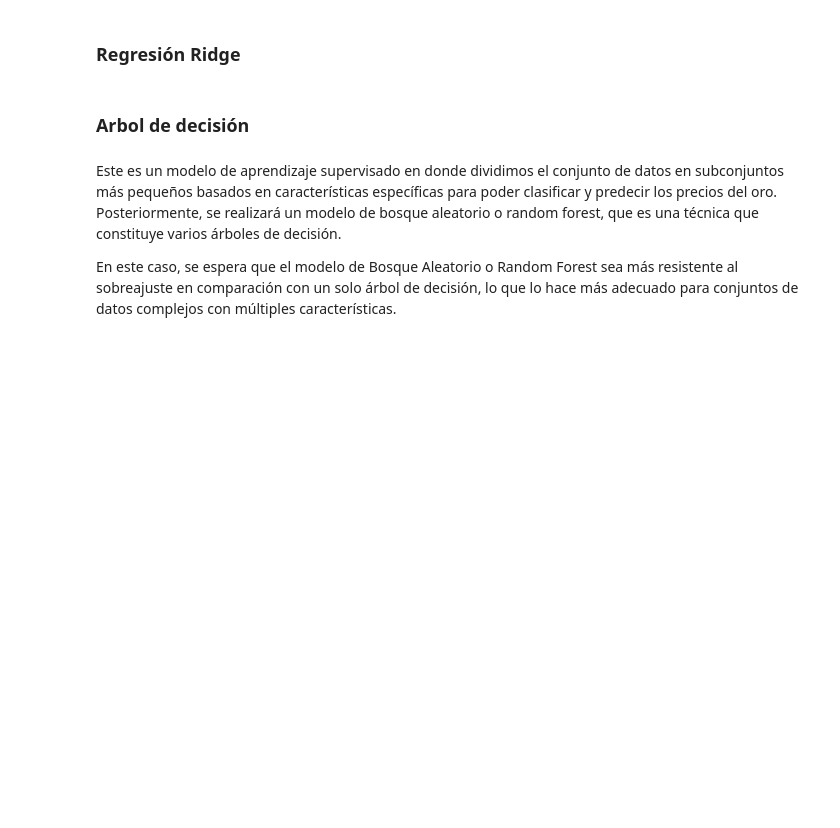
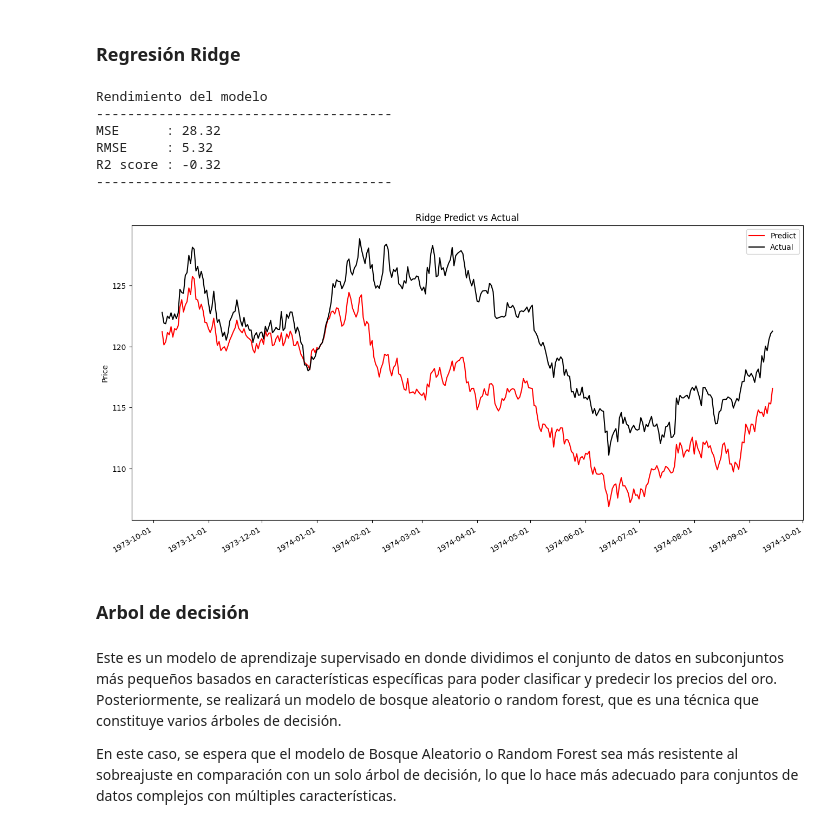
Before and after one commit to QuantConsulting/GOLD-FORECAST, a Jupyter notebook: notebooks/gold_prediction.ipynb, the cells around one changed output. Cells and saved outputs as stored; diff of their text form; code cells hidden in the pictures; blank space fills up the shorter version.

```diff
--- a/notebooks/gold_prediction.ipynb
+++ b/notebooks/gold_prediction.ipynb
@@ -334,6 +348,19 @@ R2 score : -0.35
 ### Regresión Ridge
 # %%
 #TODO: Implementar un modelo de regresión lineal con regularización Ridge
+r_alphas = np.logspace(0, 5, 5000) # Colocar muchos alpha para cross validation
+ridgeReg = RidgeCV(alphas= r_alphas)
+ridgeReg.fit(X_train, y_train)
+
+rendimiento_modelo(ridgeReg, "Ridge",mse_dict, rmse_dict)
+# %% [output]
+Rendimiento del modelo
+--------------------------------------
+MSE      : 28.32
+RMSE     : 5.32
+R2 score : -0.32
+--------------------------------------
+[figure, added]
 # %% [markdown]
 ### Arbol de decisión
 # %% [markdown]
```
Also changed, not shown: parts of 13 cells of this notebook.
